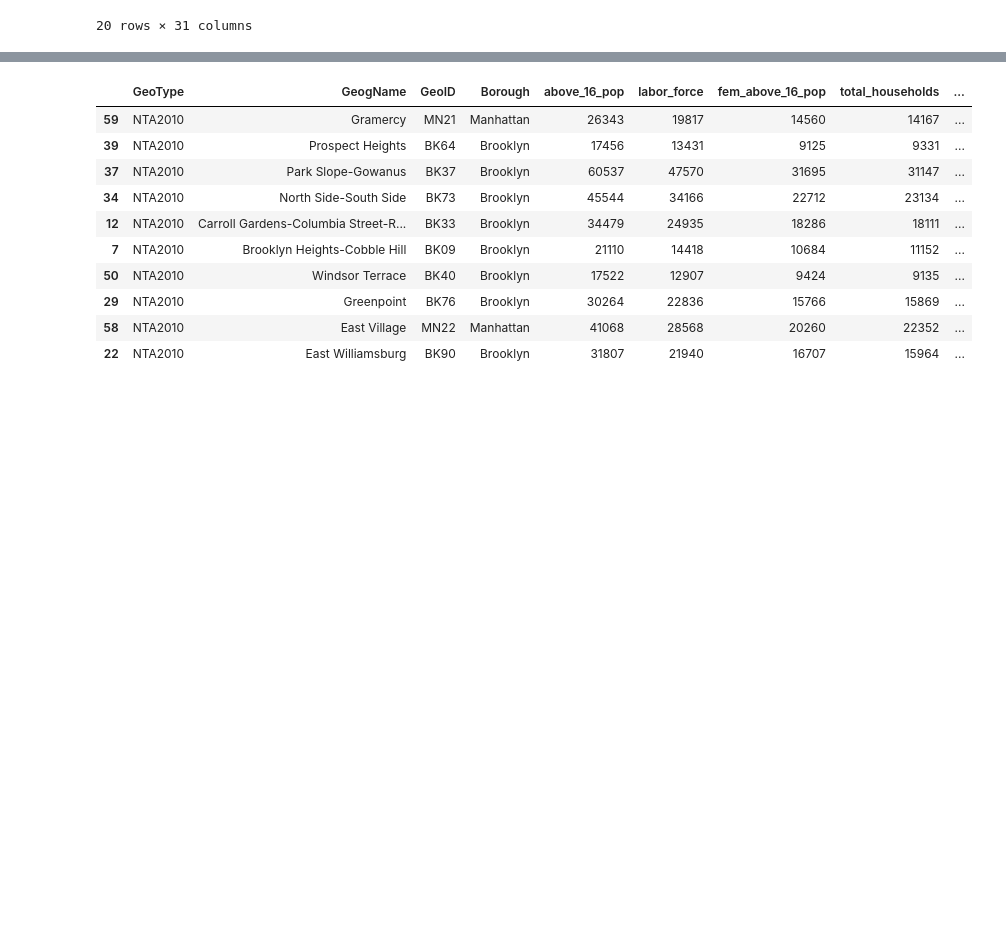
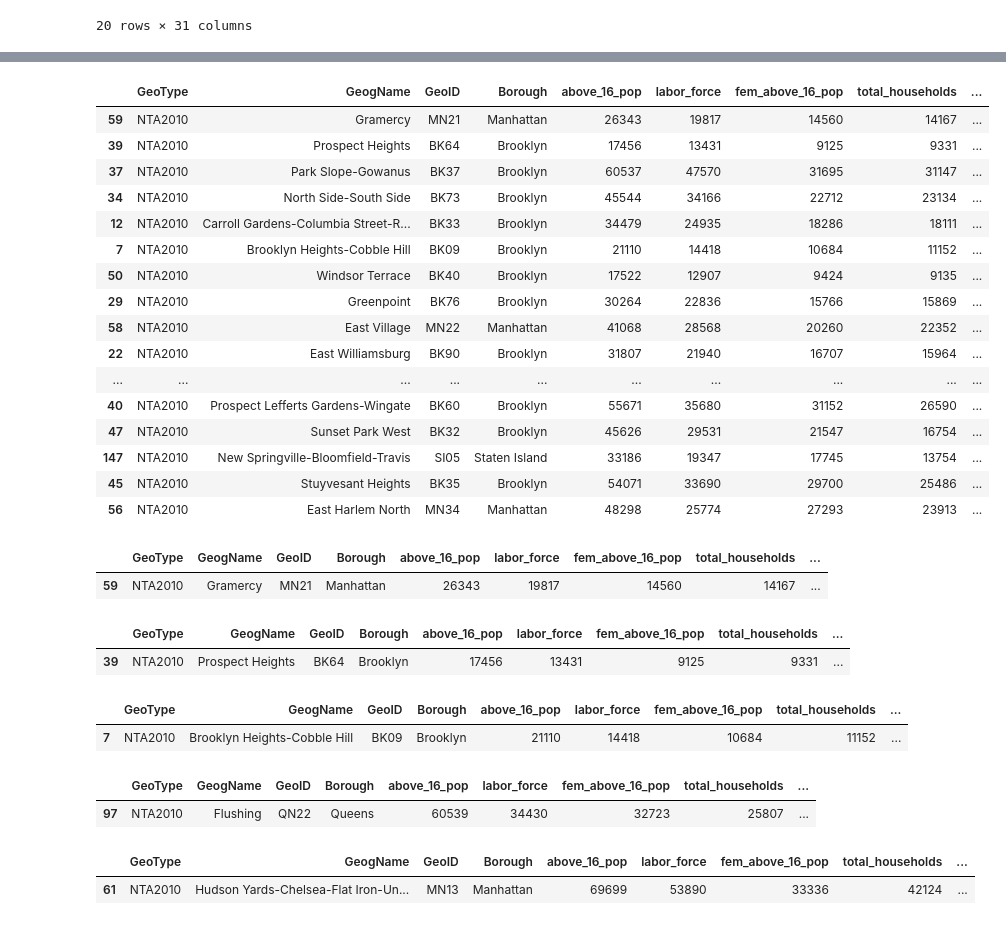
Before and after one commit to ejfeldman7/Metis_Project_1, a Jupyter notebook: census_data_cleaning_demogs.ipynb, the cells around one changed output, grey strips where cells are left out. Cells and saved outputs as stored; diff of their text form; code cells hidden in the pictures; blank space fills up the shorter version.

```diff
--- a/census_data_cleaning_demogs.ipynb
+++ b/census_data_cleaning_demogs.ipynb
@@ -98,14 +98,50 @@ demog_short.sort_values('percent_above_150k', ascending=False).head(10)
 # %%
-demog_short.sort_values('inform_occ_percent', ascending=False).head(10)
+demog_short.sort_values('inform_occ_percent', ascending=False).head(60)
 # %% [output]
 |  | GeoType | GeogName | GeoID | Borough | above_16_pop | labor_force | fem_above_16_pop | total_households | ... |
 | 59 | NTA2010 | Gramercy | MN21 | Manhattan | 26343 | 19817 | 14560 | 14167 | ... |
 | 39 | NTA2010 | Prospect Heights | BK64 | Brooklyn | 17456 | 13431 | 9125 | 9331 | ... |
 | 37 | NTA2010 | Park Slope-Gowanus | BK37 | Brooklyn | 60537 | 47570 | 31695 | 31147 | ... |
 | 34 | NTA2010 | North Side-South Side | BK73 | Brooklyn | 45544 | 34166 | 22712 | 23134 | ... |
 | 12 | NTA2010 | Carroll Gardens-Columbia Street-R... | BK33 | Brooklyn | 34479 | 24935 | 18286 | 18111 | ... |
 | 7 | NTA2010 | Brooklyn Heights-Cobble Hill | BK09 | Brooklyn | 21110 | 14418 | 10684 | 11152 | ... |
 | 50 | NTA2010 | Windsor Terrace | BK40 | Brooklyn | 17522 | 12907 | 9424 | 9135 | ... |
 | 29 | NTA2010 | Greenpoint | BK76 | Brooklyn | 30264 | 22836 | 15766 | 15869 | ... |
 | 58 | NTA2010 | East Village | MN22 | Manhattan | 41068 | 28568 | 20260 | 22352 | ... |
 | 22 | NTA2010 | East Williamsburg | BK90 | Brooklyn | 31807 | 21940 | 16707 | 15964 | ... |
+| ... | ... | ... | ... | ... | ... | ... | ... | ... | ... |
+| 40 | NTA2010 | Prospect Lefferts Gardens-Wingate | BK60 | Brooklyn | 55671 | 35680 | 31152 | 26590 | ... |
+| 47 | NTA2010 | Sunset Park West | BK32 | Brooklyn | 45626 | 29531 | 21547 | 16754 | ... |
+| 147 | NTA2010 | New Springville-Bloomfield-Travis | SI05 | Staten Island | 33186 | 19347 | 17745 | 13754 | ... |
+| 45 | NTA2010 | Stuyvesant Heights | BK35 | Brooklyn | 54071 | 33690 | 29700 | 25486 | ... |
+| 56 | NTA2010 | East Harlem North | MN34 | Manhattan | 48298 | 25774 | 27293 | 23913 | ... |
+# %%
+gramercy_df = demog_short[demog_short['GeogName'] == 'Gramercy']
+gramercy_df
+# %% [output]
+|  | GeoType | GeogName | GeoID | Borough | above_16_pop | labor_force | fem_above_16_pop | total_households | ... |
+| 59 | NTA2010 | Gramercy | MN21 | Manhattan | 26343 | 19817 | 14560 | 14167 | ... |
+# %%
+prospectH_df = demog_short[demog_short['GeogName'] == 'Prospect Heights']
+prospectH_df
+# %% [output]
+|  | GeoType | GeogName | GeoID | Borough | above_16_pop | labor_force | fem_above_16_pop | total_households | ... |
+| 39 | NTA2010 | Prospect Heights | BK64 | Brooklyn | 17456 | 13431 | 9125 | 9331 | ... |
+# %%
+brooklynH_df = demog_short[demog_short['GeogName'] == 'Brooklyn Heights-Cobble Hill']
+brooklynH_df
+# %% [output]
+|  | GeoType | GeogName | GeoID | Borough | above_16_pop | labor_force | fem_above_16_pop | total_households | ... |
+| 7 | NTA2010 | Brooklyn Heights-Cobble Hill | BK09 | Brooklyn | 21110 | 14418 | 10684 | 11152 | ... |
+# %%
+flushing_df = demog_short[demog_short['GeogName'] == 'Flushing']
+flushing_df
+# %% [output]
+|  | GeoType | GeogName | GeoID | Borough | above_16_pop | labor_force | fem_above_16_pop | total_households | ... |
+| 97 | NTA2010 | Flushing | QN22 | Queens | 60539 | 34430 | 32723 | 25807 | ... |
+# %%
+union_df = demog_short[demog_short['GeogName'] == 'Hudson Yards-Chelsea-Flat Iron-Union Square']
+union_df
+# %% [output]
+|  | GeoType | GeogName | GeoID | Borough | above_16_pop | labor_force | fem_above_16_pop | total_households | ... |
+| 61 | NTA2010 | Hudson Yards-Chelsea-Flat Iron-Un... | MN13 | Manhattan | 69699 | 53890 | 33336 | 42124 | ... |
```
Also changed, not shown: parts of 7 cells of this notebook, 1 other file.
